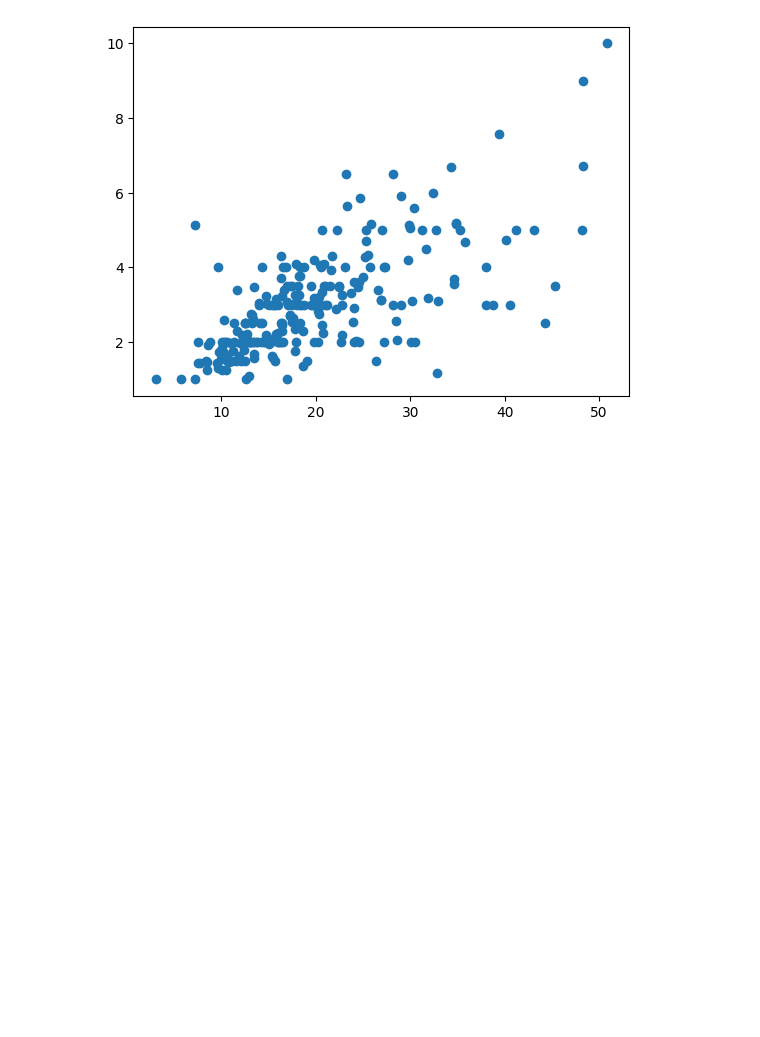
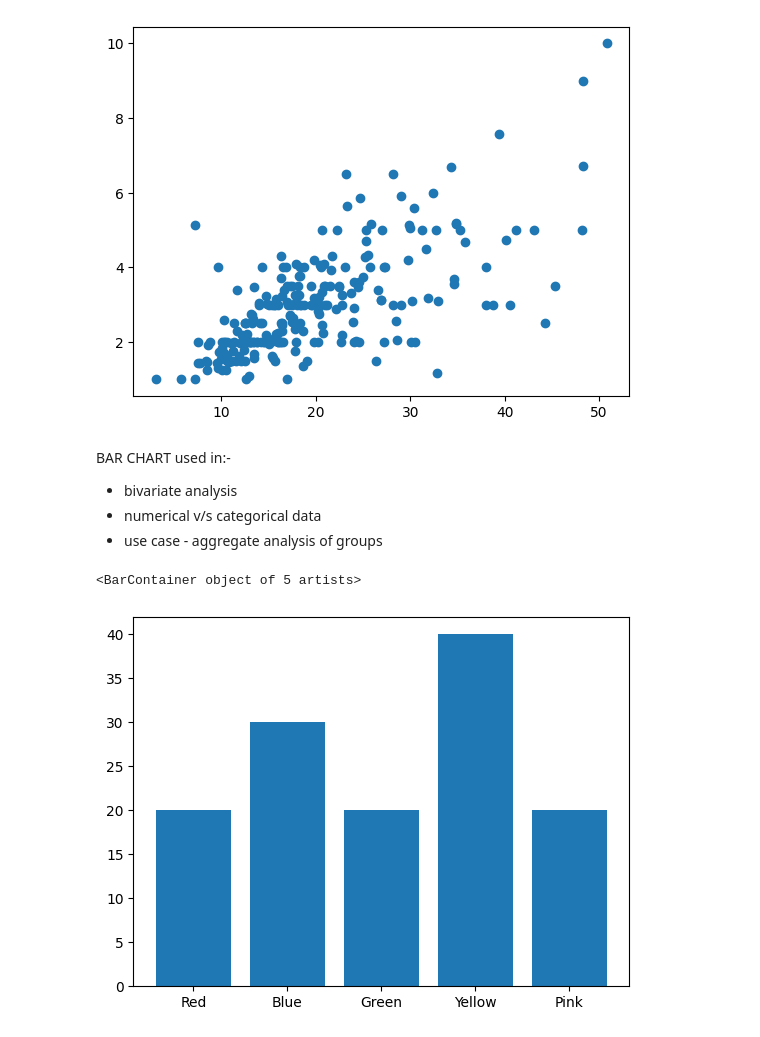
Before and after one commit to hrishavraj89/matplotlib, a Jupyter notebook: matplotlib.ipynb, the cells around one changed output. Drawn from its saved outputs; the diff is of its cells as text; code cells hidden in the pictures; blank space fills up the shorter version.

Commit message:
learned plotting multiple bar charts

```diff
--- a/matplotlib.ipynb
+++ b/matplotlib.ipynb
@@ -218,3 +218,18 @@ plt.plot(tips['total_bill'], tips['tip'], 'o')
 # %% [output]
 [<matplotlib.lines.Line2D at 0x...>]
 [figure]
+# %% [markdown]
+BAR CHART
+used in:-
+- bivariate analysis
+- numerical v/s categorical data
+- use case - aggregate analysis of groups
+# %%
+#simple bar chat
+children = [20,30,20,40,20]
+colors = ['Red','Blue','Green','Yellow','Pink']
+
+plt.bar(colors, children)
+# %% [output]
+<BarContainer object of 5 artists>
+[figure, added]
```
Also changed, not shown: parts of 9 cells of this notebook.
